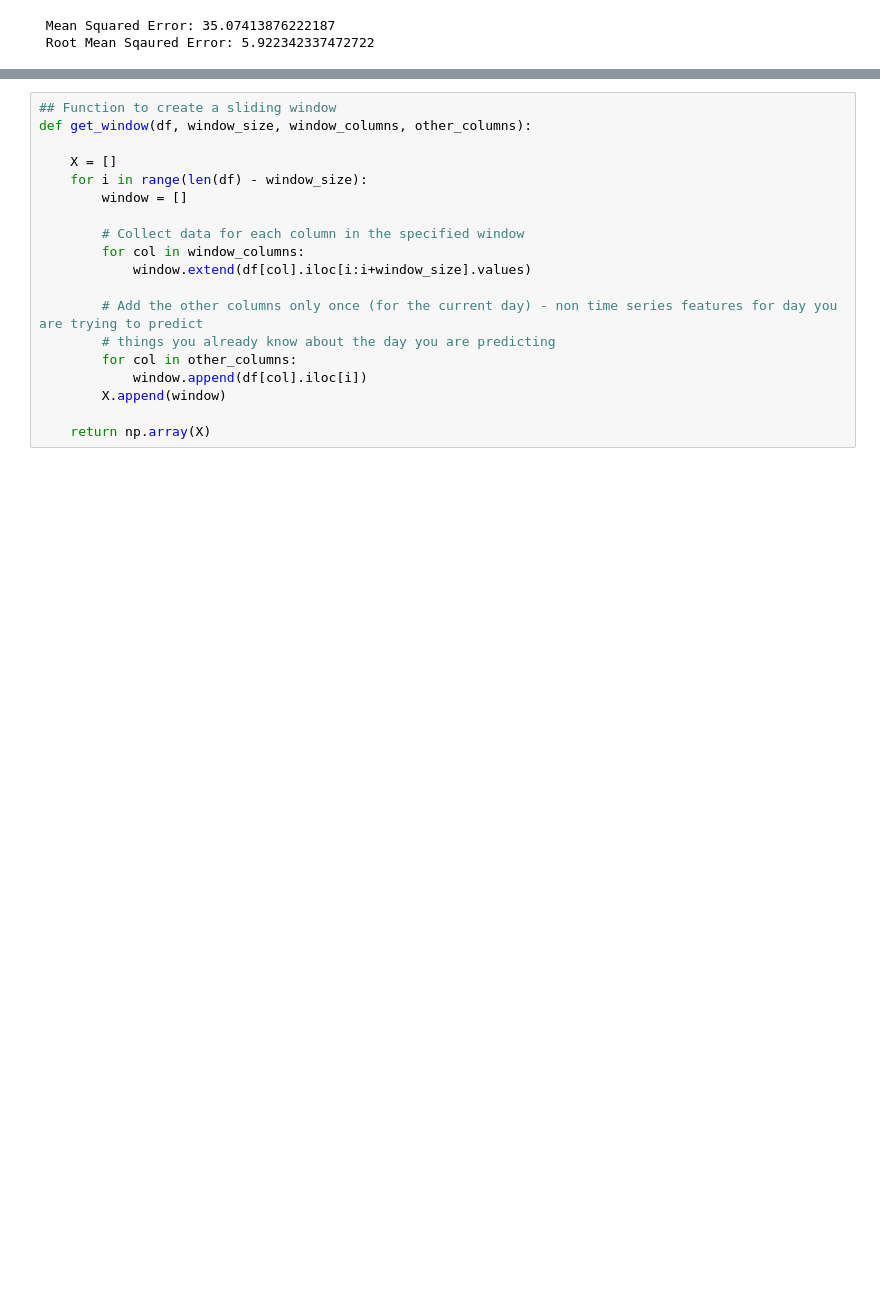
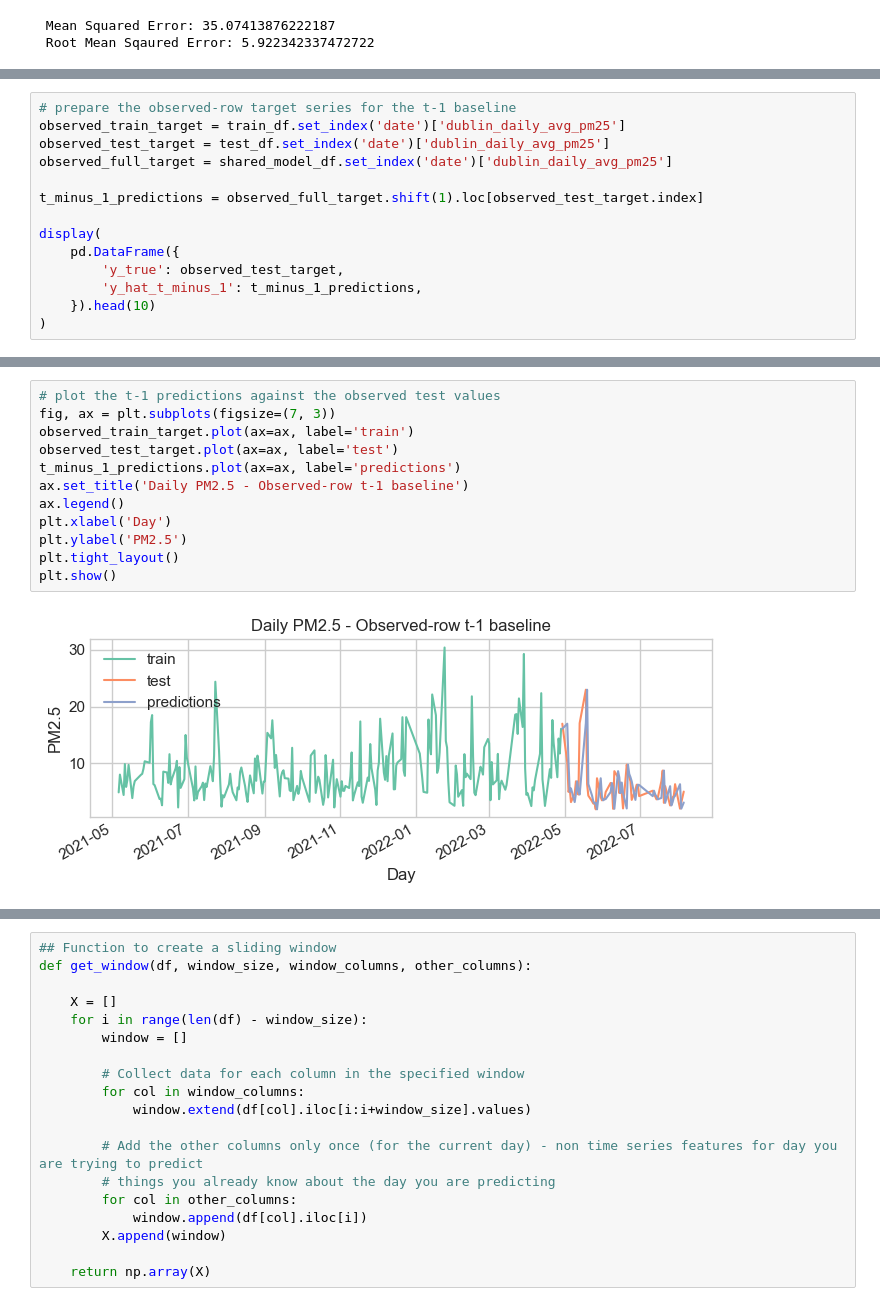
Before and after one commit to jako6f/dublin-air-quality-forecasting, a Jupyter notebook: notebooks/dublin_air_quality_forecasting.ipynb, the cells around one changed output, grey strips where cells are left out. Saved outputs shown, nothing was run; the diff lists cells and outputs as text; blank space fills up the shorter version.

```diff
--- a/notebooks/dublin_air_quality_forecasting.ipynb
+++ b/notebooks/dublin_air_quality_forecasting.ipynb
@@ -1901,0 +2399,14 @@ print(f" Root Mean Sqaured Error: {rmse}")
+# %%
+# prepare the observed-row target series for the t-1 baseline
+observed_train_target = train_df.set_index('date')['dublin_daily_avg_pm25']
+observed_test_target = test_df.set_index('date')['dublin_daily_avg_pm25']
+observed_full_target = shared_model_df.set_index('date')['dublin_daily_avg_pm25']
+
+t_minus_1_predictions = observed_full_target.shift(1).loc[observed_test_target.index]
+
+display(
+    pd.DataFrame({
+        'y_true': observed_test_target,
+        'y_hat_t_minus_1': t_minus_1_predictions,
+    }).head(10)
+)
@@ -1901,0 +2426,14 @@ print(f" Root Mean Sqaured Error: {rmse}")
+# %%
+# plot the t-1 predictions against the observed test values
+fig, ax = plt.subplots(figsize=(7, 3))
+observed_train_target.plot(ax=ax, label='train')
+observed_test_target.plot(ax=ax, label='test')
+t_minus_1_predictions.plot(ax=ax, label='predictions')
+ax.set_title('Daily PM2.5 - Observed-row t-1 baseline')
+ax.legend()
+plt.xlabel('Day')
+plt.ylabel('PM2.5')
+plt.tight_layout()
+plt.show()
+# %% [output]
+[figure, added]
```
Also changed, not shown: parts of 61 cells of this notebook, 2 other files.
